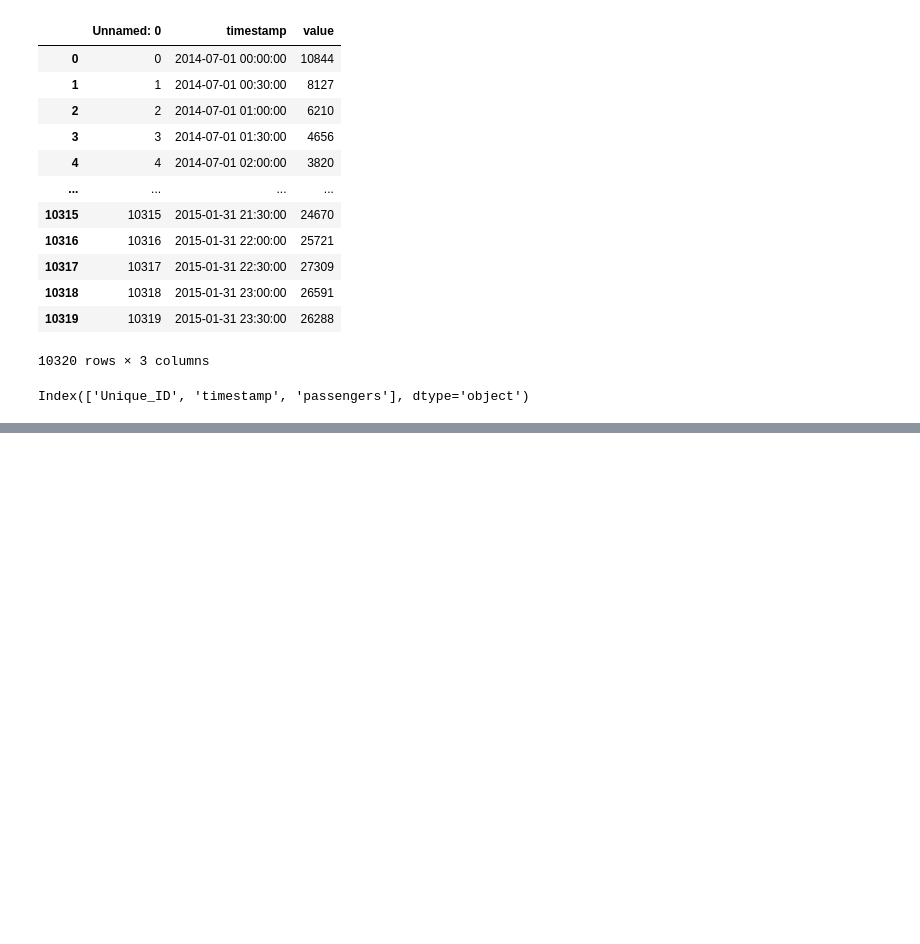
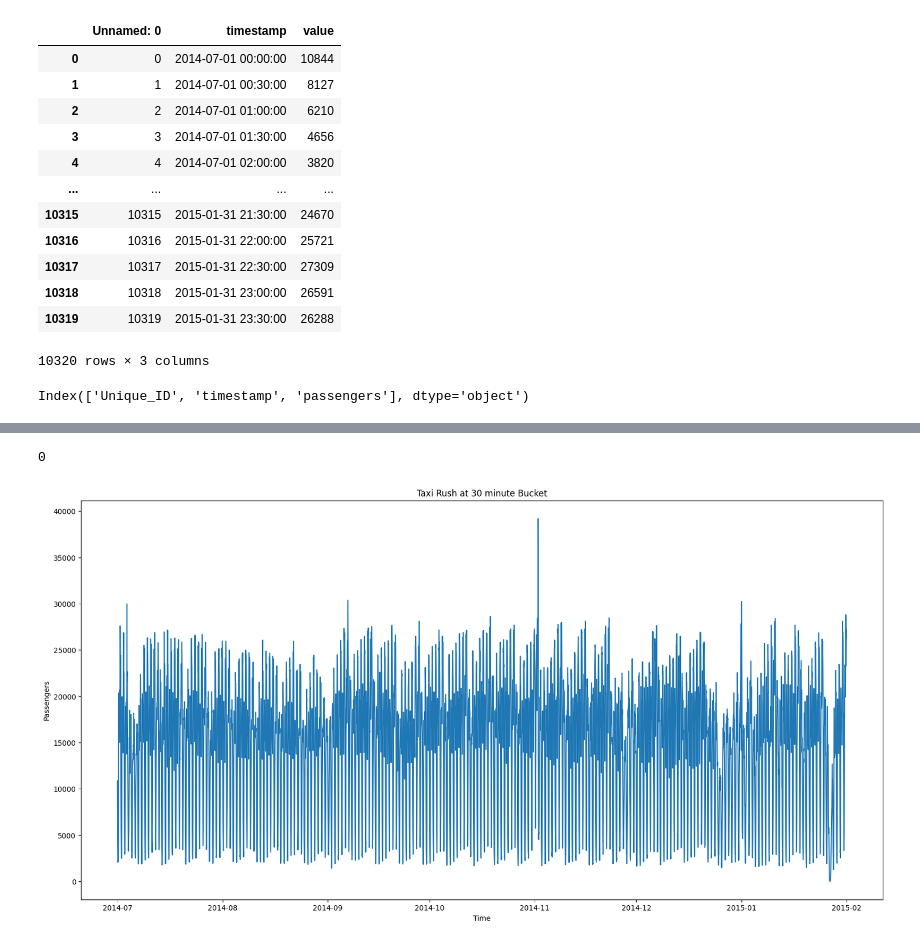
Before and after one commit to faizan23804/NYCtaxi_Anomaly_Detection, a Jupyter notebook: notebooks/EDA.ipynb, the cells around one changed output, grey strips where cells are left out. Drawn from its saved outputs; the diff is of its cells as text; code cells hidden in the pictures; blank space fills up the shorter version.

Commit message:
Started with EDA

```diff
--- a/notebooks/EDA.ipynb
+++ b/notebooks/EDA.ipynb
@@ -38,0 +58,2 @@ Index(['Unique_ID', 'timestamp', 'passengers'], dtype='object')
+# %%
+df.drop("Unique_ID",axis=1,inplace=True)
@@ -38,0 +76,4 @@ Index(['Unique_ID', 'timestamp', 'passengers'], dtype='object')
+# %%
+df['timestamp'] = pd.to_datetime(df['timestamp'])
+df = df.sort_values('timestamp')
+df
@@ -38,0 +94,3 @@ Index(['Unique_ID', 'timestamp', 'passengers'], dtype='object')
+# %%
+df['difff'] = df['timestamp'].diff()
+df['difff'].value_counts()
@@ -38,0 +117,20 @@ Index(['Unique_ID', 'timestamp', 'passengers'], dtype='object')
+# %%
+# Looking for Missing timestamps.
+full_range = pd.date_range(
+    start=df['timestamp'].min(),
+    end=df['timestamp'].max(),
+    freq='30T'
+)
+missing = full_range.difference(df['timestamp'])
+len(missing)
+# %% [output]
+0
+# %%
+plt.figure(figsize=(20,10))
+plt.plot(df['timestamp'], df['passengers'])
+plt.title("Taxi Rush at 30 minute Bucket")
+plt.ylabel("Passengers")
+plt.xlabel("Time")
+plt.show();
+# %% [output]
+[figure, added]
```
Also changed, not shown: parts of 6 cells of this notebook.
